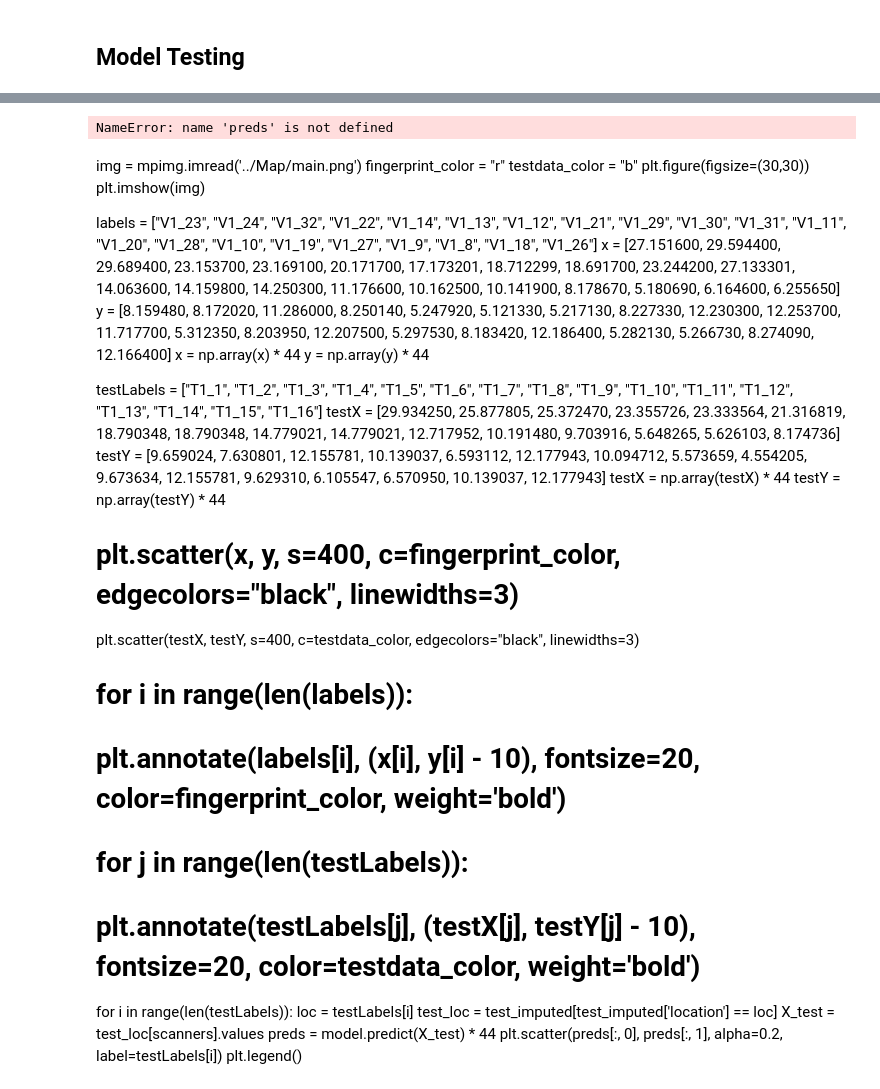
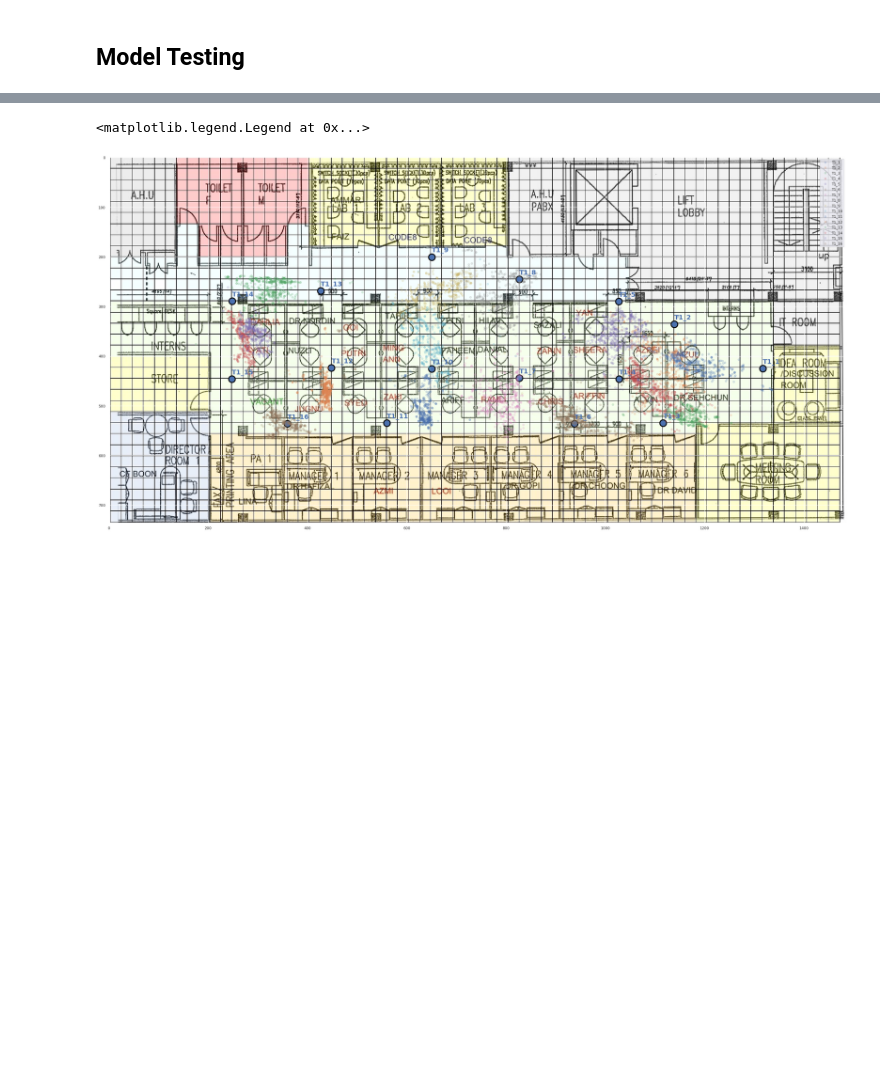
Before and after one commit to ChinHuan/blelocalization, a Jupyter notebook: Working Directory/Analysis_MLP_Regression_Rolling_FFill_MinMax_ExtraTest.ipynb, the cells around one changed output, grey strips where cells are left out. Cells and saved outputs as stored; diff of their text form; code cells hidden in the pictures; blank space fills up the shorter version.

```diff
--- a/Working Directory/Analysis_MLP_Regression_Rolling_FFill_MinMax_ExtraTest.ipynb
+++ b/Working Directory/Analysis_MLP_Regression_Rolling_FFill_MinMax_ExtraTest.ipynb
@@ -231,4 +248,0 @@ Mean squared error: 2.2531936
-# %%
-preds
-# %% [output]
-NameError: name 'preds' is not defined
@@ -239,35 +249,38 @@ preds - y_test
-# %% [markdown]
-img =  mpimg.imread('../Map/main.png')
-fingerprint_color = "r"
-testdata_color = "b"
-plt.figure(figsize=(30,30))
-plt.imshow(img)
-
-labels = ["V1_23", "V1_24", "V1_32", "V1_22", "V1_14", "V1_13", "V1_12", "V1_21", "V1_29", "V1_30", "V1_31", "V1_11", "V1_20", "V1_28", "V1_10", "V1_19", "V1_27", "V1_9", "V1_8", "V1_18", "V1_26"]
-x = [27.151600, 29.594400, 29.689400, 23.153700, 23.169100, 20.171700, 17.173201, 18.712299, 18.691700, 23.244200, 27.133301, 14.063600, 14.159800, 14.250300, 11.176600, 10.162500, 10.141900, 8.178670, 5.180690, 6.164600, 6.255650]
-y = [8.159480, 8.172020, 11.286000, 8.250140, 5.247920, 5.121330, 5.217130, 8.227330, 12.230300, 12.253700, 11.717700, 5.312350, 8.203950, 12.207500, 5.297530, 8.183420, 12.186400, 5.282130, 5.266730, 8.274090, 12.166400]
-x = np.array(x) * 44
-y = np.array(y) * 44
-
-testLabels = ["T1_1", "T1_2", "T1_3", "T1_4", "T1_5", "T1_6", "T1_7", "T1_8", "T1_9", "T1_10", "T1_11", "T1_12", "T1_13", "T1_14", "T1_15", "T1_16"]
-testX = [29.934250, 25.877805, 25.372470, 23.355726, 23.333564, 21.316819, 18.790348, 18.790348, 14.779021, 14.779021, 12.717952, 10.191480, 9.703916, 5.648265, 5.626103, 8.174736]
-testY = [9.659024, 7.630801, 12.155781, 10.139037, 6.593112, 12.177943, 10.094712, 5.573659, 4.554205, 9.673634, 12.155781, 9.629310, 6.105547, 6.570950, 10.139037, 12.177943]
-testX = np.array(testX) * 44
-testY = np.array(testY) * 44
-
-# plt.scatter(x, y, s=400, c=fingerprint_color, edgecolors="black", linewidths=3)
-plt.scatter(testX, testY, s=400, c=testdata_color, edgecolors="black", linewidths=3)
-
-# for i in range(len(labels)):
-#     plt.annotate(labels[i], (x[i], y[i] - 10), fontsize=20, color=fingerprint_color, weight='bold')
-
-# for j in range(len(testLabels)):
-#     plt.annotate(testLabels[j], (testX[j], testY[j] - 10), fontsize=20, color=testdata_color, weight='bold')
-
-for i in range(len(testLabels)):
-    loc = testLabels[i]
-    test_loc = test_imputed[test_imputed['location'] == loc]
-    X_test = test_loc[scanners].values
-    preds = model.predict(X_test) * 44
-    plt.scatter(preds[:, 0], preds[:, 1], alpha=0.2, label=testLabels[i])
-plt.legend()
+# %%
+img =  mpimg.imread('../Map/main.png')
+fingerprint_color = "r"
+testdata_color = "b"
+plt.figure(figsize=(40,40))
+plt.imshow(img)
+
+labels = ["V1_23", "V1_24", "V1_32", "V1_22", "V1_14", "V1_13", "V1_12", "V1_21", "V1_29", "V1_30", "V1_31", "V1_11", "V1_20", "V1_28", "V1_10", "V1_19", "V1_27", "V1_9", "V1_8", "V1_18", "V1_26"]
+x = [27.151600, 29.594400, 29.689400, 23.153700, 23.169100, 20.171700, 17.173201, 18.712299, 18.691700, 23.244200, 27.133301, 14.063600, 14.159800, 14.250300, 11.176600, 10.162500, 10.141900, 8.178670, 5.180690, 6.164600, 6.255650]
+y = [8.159480, 8.172020, 11.286000, 8.250140, 5.247920, 5.121330, 5.217130, 8.227330, 12.230300, 12.253700, 11.717700, 5.312350, 8.203950, 12.207500, 5.297530, 8.183420, 12.186400, 5.282130, 5.266730, 8.274090, 12.166400]
+x = np.array(x) * 44
+y = np.array(y) * 44
+
+testLabels = ["T1_1", "T1_2", "T1_3", "T1_4", "T1_5", "T1_6", "T1_7", "T1_8", "T1_9", "T1_10", "T1_11", "T1_12", "T1_13", "T1_14", "T1_15", "T1_16"]
+testX = [29.934250, 25.877805, 25.372470, 23.355726, 23.333564, 21.316819, 18.790348, 18.790348, 14.779021, 14.779021, 12.717952, 10.191480, 9.703916, 5.648265, 5.626103, 8.174736]
+testY = [9.659024, 7.630801, 12.155781, 10.139037, 6.593112, 12.177943, 10.094712, 5.573659, 4.554205, 9.673634, 12.155781, 9.629310, 6.105547, 6.570950, 10.139037, 12.177943]
+testX = np.array(testX) * 44
+testY = np.array(testY) * 44
+
+# plt.scatter(x, y, s=400, c=fingerprint_color, edgecolors="black", linewidths=3)
+plt.scatter(testX, testY, s=400, c=testdata_color, edgecolors="black", linewidths=3)
+
+# for i in range(len(labels)):
+#     plt.annotate(labels[i], (x[i], y[i] - 10), fontsize=20, color=fingerprint_color, weight='bold')
+
+for j in range(len(testLabels)):
+    plt.annotate(testLabels[j], (testX[j], testY[j] - 10), fontsize=20, color=testdata_color, weight='bold')
+
+for i in range(len(testLabels)):
+    loc = testLabels[i]
+    test_loc = test_imputed[test_imputed['location'] == loc]
+    X_loc = test_loc[scanners].values
+    locs = model.predict(X_loc) * 44
+    plt.scatter(locs[:, 0], locs[:, 1], alpha=0.2, label=testLabels[i])
+plt.legend()
+# %% [output]
+<matplotlib.legend.Legend at 0x...>
+[figure, added]
```
Also changed, not shown: parts of 7 cells of this notebook, 3 other files.
